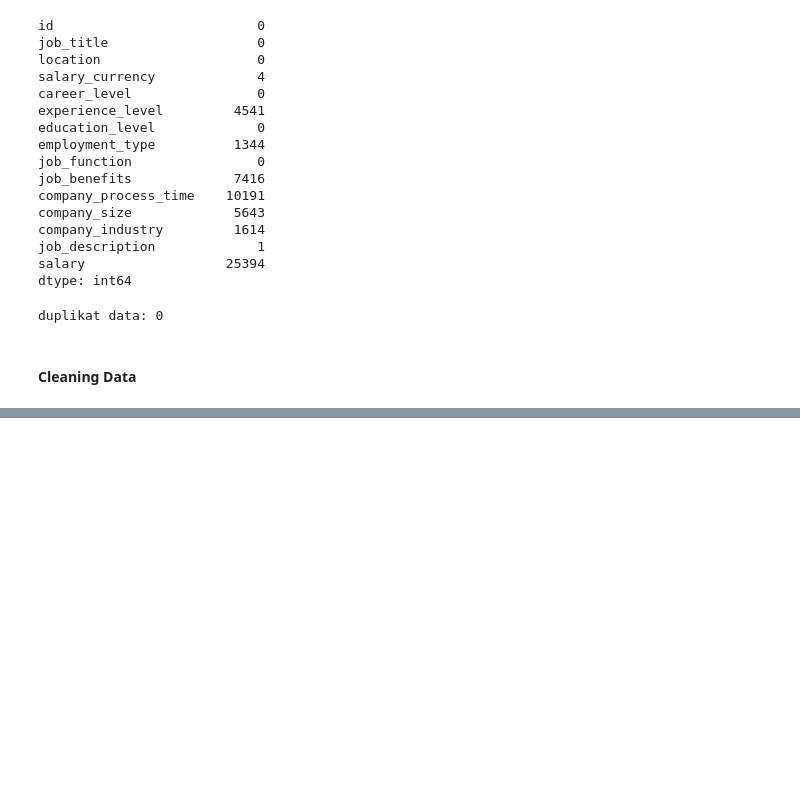
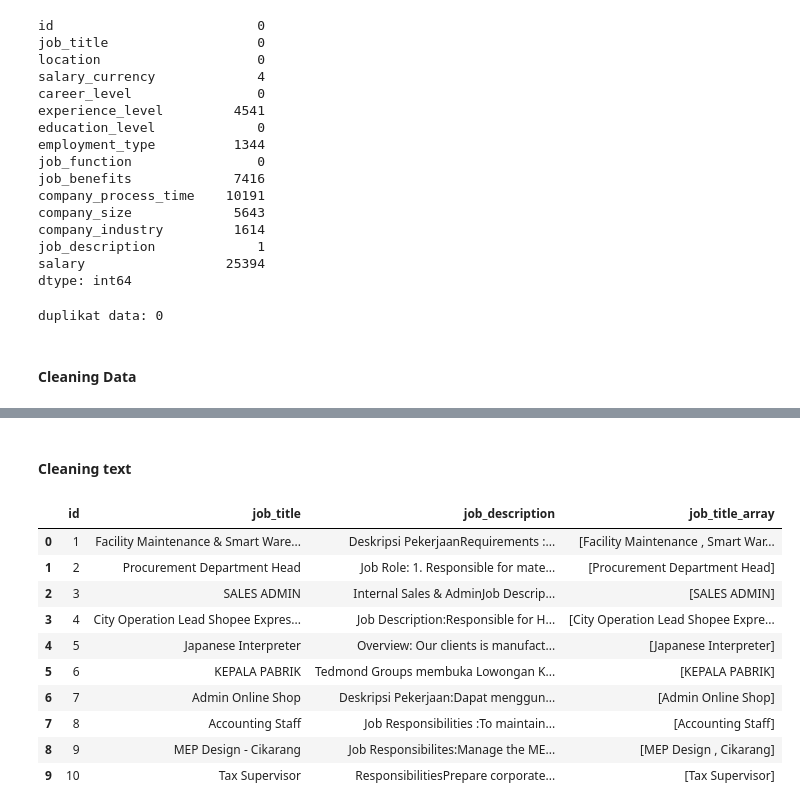
Before and after one commit to muhanangmahrub/Career-Path-Navigator, a Jupyter notebook: notebooks/akbar/notebook.ipynb, the cells around one changed output, grey strips where cells are left out. Drawn from its saved outputs; the diff is of its cells as text; code cells hidden in the pictures; blank space fills up the shorter version.

```diff
--- a/notebooks/akbar/notebook.ipynb
+++ b/notebooks/akbar/notebook.ipynb
@@ -67,6 +68,7 @@ duplikat data: 0
 # %% [markdown]
 #### Cleaning Data
 # %%
-df.dropna(inplace=True)
-df.isnull().sum()
+df_clean = df[['id','job_title', 'job_description']].copy()
+
+df_clean.isnull().sum()
 # %% [output]
@@ -88 +78,5 @@ salary                  0
 dtype: int64
+# %%
+df_clean = df_clean.dropna(subset=['job_description'])
+
+df_clean.isnull().sum()
@@ -90,0 +92,3 @@ dtype: int64
+# %%
+df_eda = df_clean.head(100).copy()
+df_eda.head()
@@ -90,0 +102,32 @@ dtype: int64
+# %% [markdown]
+#### Cleaning text
+# %%
+import string
+
+# 1. Ganti simbol & / - / () dengan koma
+df_eda['job_title_clean'] = (
+    df_eda['job_title']
+    .str.replace(f"[{string.punctuation}]", ",", regex=True)
+    .str.replace(r"\s+", " ", regex=True)       # rapikan spasi
+    .str.strip()
+)
+
+# 2. Ubah menjadi list (array) dan lowercase tiap elemen
+df_eda['job_title_array'] = df_eda['job_title_clean'].str.split(',')
+
+# 3. Hapus kolom sementara
+df_eda.drop('job_title_clean', axis=1, inplace=True)
+
+df_eda.head(10)
+# %% [output]
+|  | id | job_title | job_description | job_title_array |
+| 0 | 1 | Facility Maintenance & Smart Ware... | Deskripsi PekerjaanRequirements :... | [Facility Maintenance , Smart War... |
+| 1 | 2 | Procurement Department Head | Job Role: 1. Responsible for mate... | [Procurement Department Head] |
+| 2 | 3 | SALES ADMIN | Internal Sales & AdminJob Descrip... | [SALES ADMIN] |
+| 3 | 4 | City Operation Lead Shopee Expres... | Job Description:Responsible for H... | [City Operation Lead Shopee Expre... |
+| 4 | 5 | Japanese Interpreter | Overview: Our clients is manufact... | [Japanese Interpreter] |
+| 5 | 6 | KEPALA PABRIK | Tedmond Groups membuka Lowongan K... | [KEPALA PABRIK] |
+| 6 | 7 | Admin Online Shop | Deskripsi Pekerjaan:Dapat menggun... | [Admin Online Shop] |
+| 7 | 8 | Accounting Staff | Job Responsibilities :To maintain... | [Accounting Staff] |
+| 8 | 9 | MEP Design - Cikarang | Job Responsibilites:Manage the ME... | [MEP Design , Cikarang] |
+| 9 | 10 | Tax Supervisor | ResponsibilitiesPrepare corporate... | [Tax Supervisor] |
```
Also changed, not shown: parts of 15 cells of this notebook, 1 other file.
